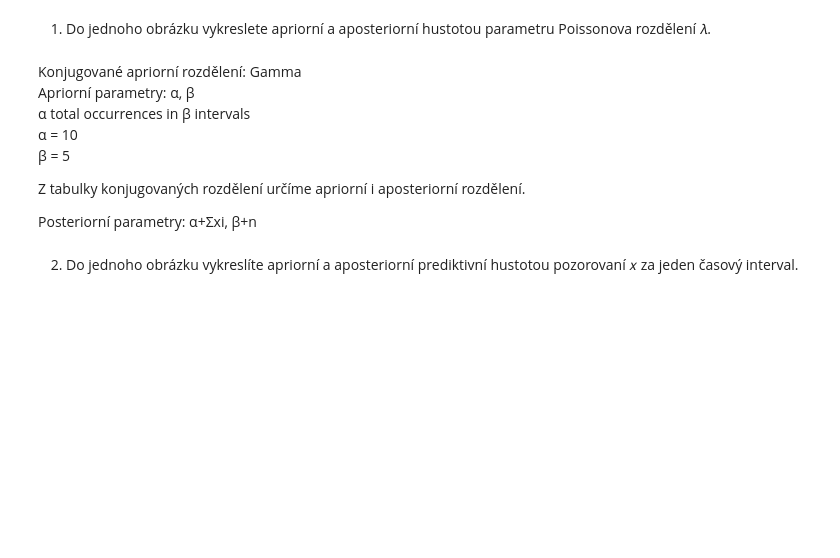
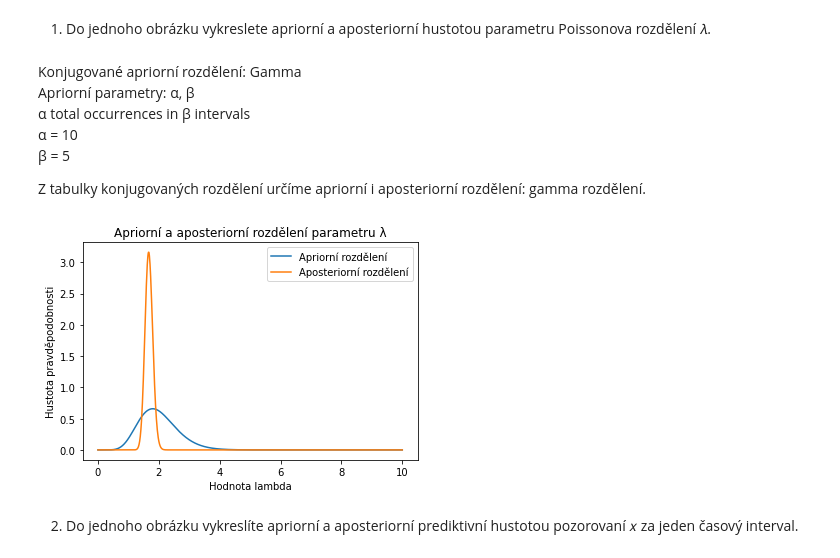
Before and after one commit to svobodovaLucie/MSP-project2, a Jupyter notebook: Svobodova_MSP_2-projekt.ipynb, the cells around one changed output. Saved outputs shown, nothing was run; the diff lists cells and outputs as text; code cells hidden in the pictures; blank space fills up the shorter version.

```diff
--- a/Svobodova_MSP_2-projekt.ipynb
+++ b/Svobodova_MSP_2-projekt.ipynb
@@ -48,7 +44,4 @@ Apriorní parametry: α, β
 α = 10
 β = 5
 
-Z tabulky konjugovaných rozdělení určíme apriorní i aposteriorní rozdělení.
-
-Posteriorní parametry:
-α+Σxi, β+n
+Z tabulky konjugovaných rozdělení určíme apriorní i aposteriorní rozdělení: gamma rozdělení.
@@ -86,28 +48,26 @@ Posteriorní parametry:
 # %%
-# Použití expertního odhadu pro konjugované apriorní rozdělení
+# Expertní odhad
 a_prior = 10
 b_prior = 5
 
+# Posteriorní rozdělení
 a_posterior = a_prior + sum(observed_data)
 b_posterior = b_prior + len(observed_data)
 lambda_posterior_mean = a_posterior / b_posterior
 
-# print(len(observed_data))
-# print(observed_data)
-# print(a_prior)
-# print(sum(observed_data))
-# print(a_posterior)
-
-# 1. Vykreslení apriorního a aposteriorního rozdělení parametru λ:
+# Vykreslení apriorního a aposteriorního rozdělení parametru λ
 x = np.linspace(0, 10, 1000)
 prior = gamma.pdf(x, a_prior, scale=1/b_prior)
 posterior = gamma.pdf(x, a_posterior, scale=1/b_posterior)
-
-plt.plot(x, prior, label="Apriorní")
-plt.plot(x, posterior, label="Aposteriorní")
+plt.plot(x, prior, label="Apriorní rozdělení")
+plt.plot(x, posterior, label="Aposteriorní rozdělení")
 plt.legend()
+plt.xlabel("Hodnota lambda")
+plt.ylabel("Hustota pravděpodobnosti")
 plt.title("Apriorní a aposteriorní rozdělení parametru λ")
 plt.show()
+# %% [output]
+[figure, added]
 # %% [markdown]
 2) Do jednoho obrázku vykreslíte apriorní a aposteriorní prediktivní hustotou pozorovaní 𝑥 za jeden časový interval.
 # %%
```
Also changed, not shown: parts of 22 cells of this notebook.
